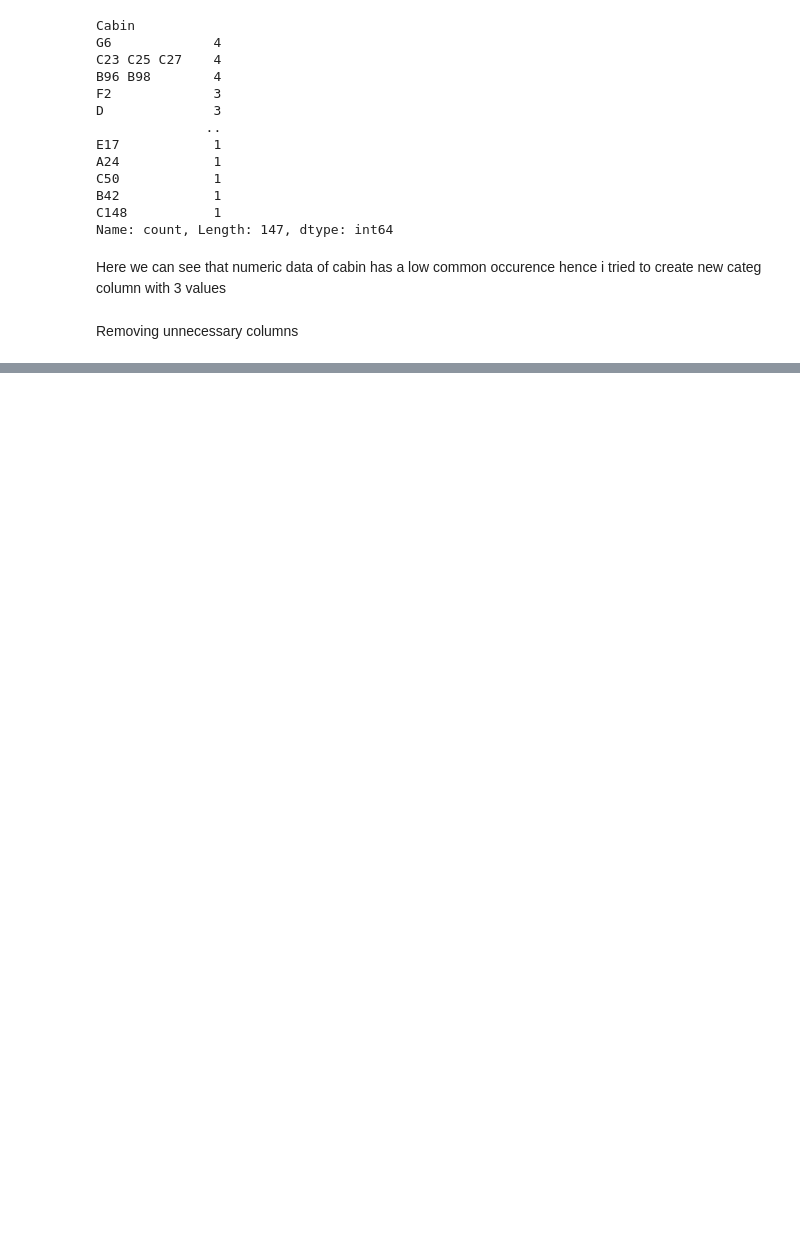
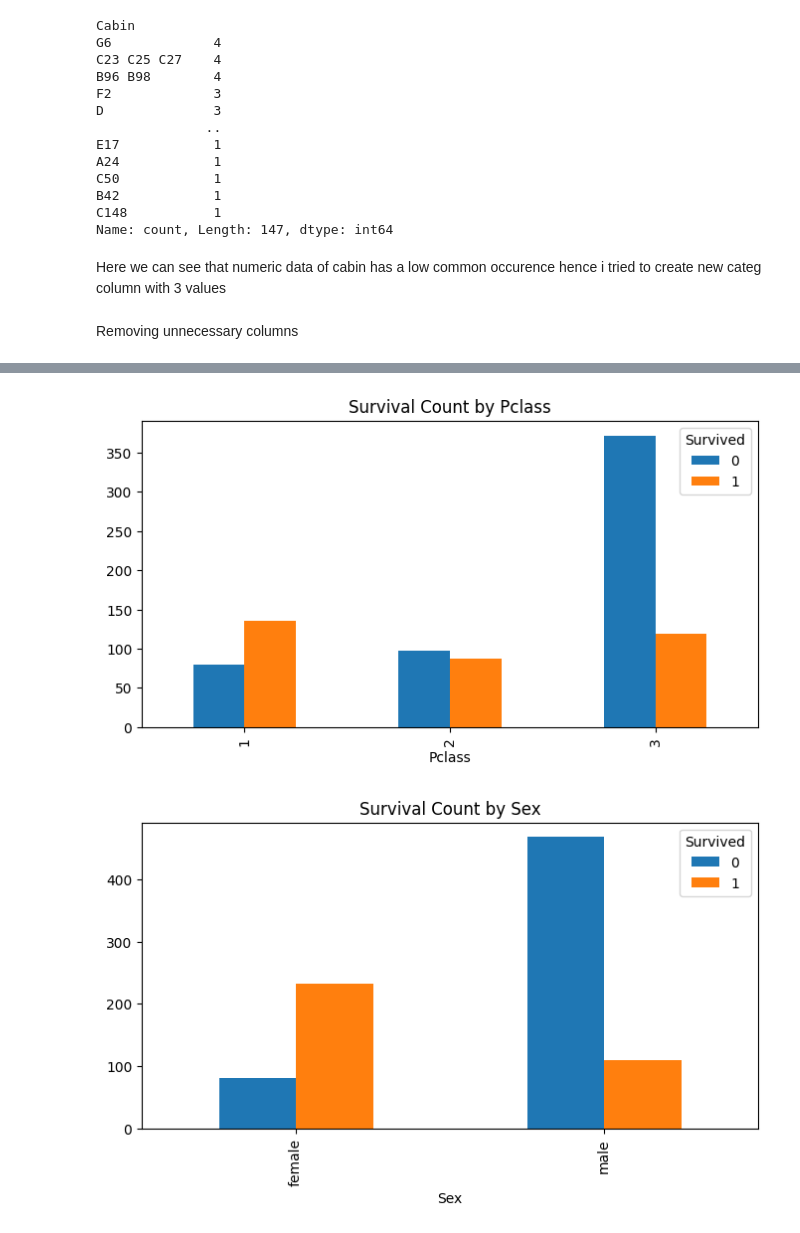
Before and after one commit to aibarC/titanic-ml-optuna, a Jupyter notebook: notebooks/01_EDA_feature_engineering.ipynb, the cells around one changed output, grey strips where cells are left out. Cells and saved outputs as stored; diff of their text form; code cells hidden in the pictures; blank space fills up the shorter version.

Commit message:
feat(eda): simple plotting of features's distribution by Survival status

```diff
--- a/notebooks/01_EDA_feature_engineering.ipynb
+++ b/notebooks/01_EDA_feature_engineering.ipynb
@@ -247,0 +256,10 @@ df.head()
+# %%
+for col in cat_cols.drop('Survived'):
+    pd.pivot_table(df, index=col,
+                   aggfunc='count',
+                   columns='Survived',
+                   values='PassengerId', observed=True).plot(kind='bar', figsize=(8, 4))
+    plt.title(f'Survival Count by {col}')
+# %% [output]
+[figure, added]
+[figure, added]
```
Also changed, not shown: parts of 7 cells of this notebook.
